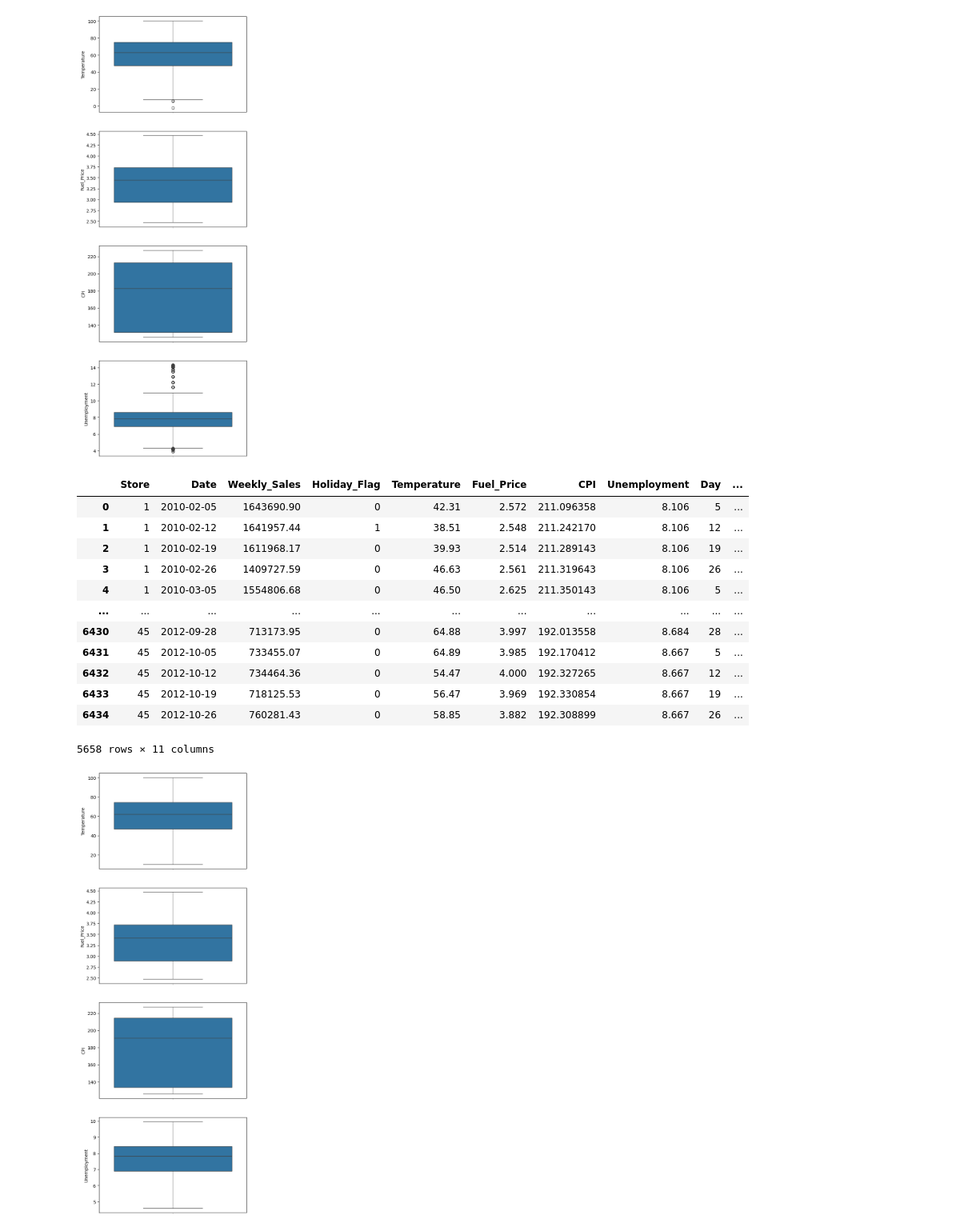
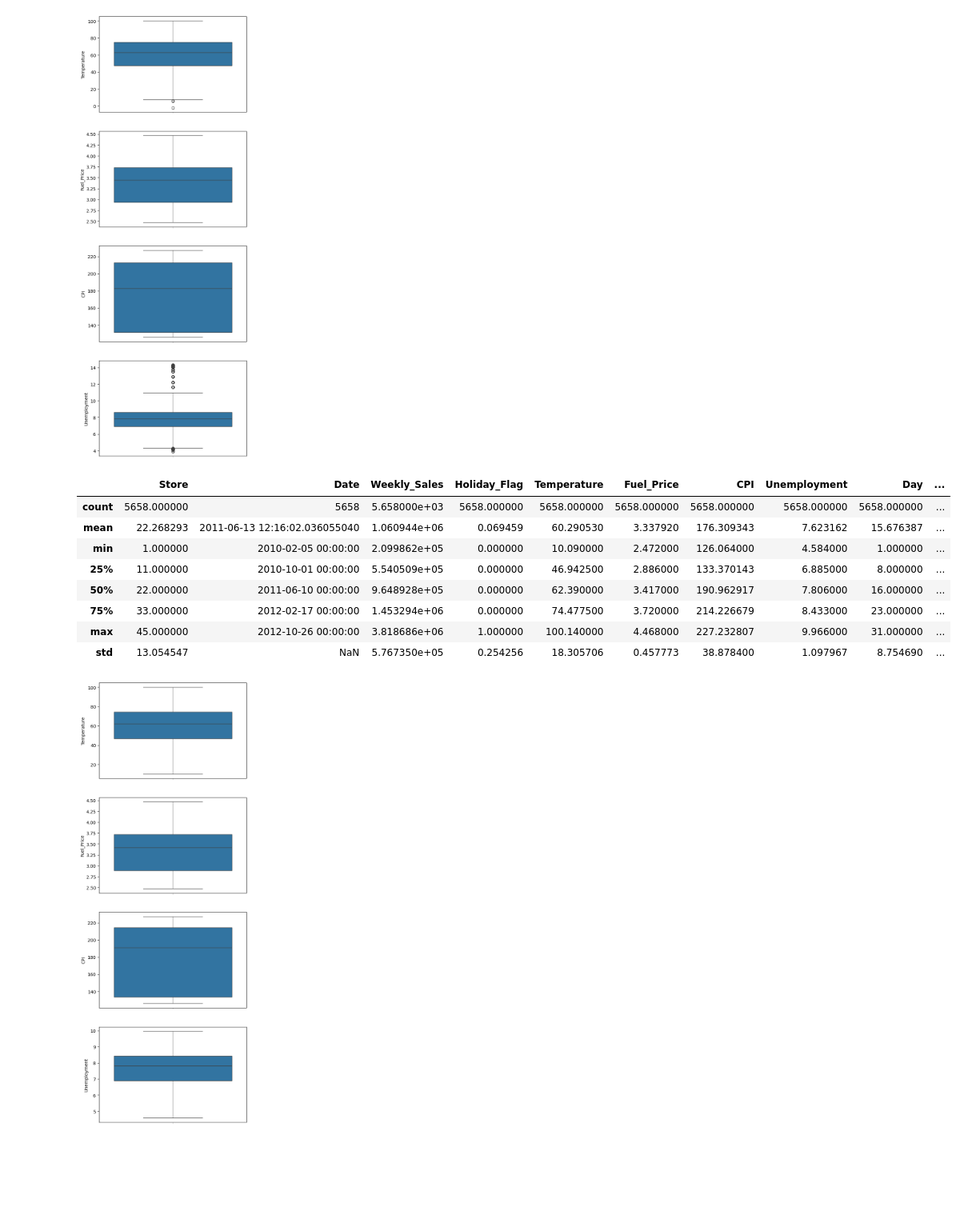
Before and after one commit to sahilgoyal7214/walmart_sales_prediction, a Jupyter notebook: Retail Analysis with Walmart Data.ipynb, the cells around one changed output. Shown: that part at 80% size. Cells and saved outputs as stored; diff of their text form; code cells hidden in the pictures; blank space fills up the shorter version.

Commit message:
modified:   Retail Analysis with Walmart Data.ipynb 	modified:   app.py

```diff
--- a/Retail Analysis with Walmart Data.ipynb
+++ b/Retail Analysis with Walmart Data.ipynb
@@ -368,21 +358,17 @@ for i,column in enumerate(X):
 # %%
 # drop the outliers
 data_new = data[(data['Unemployment']<10) & (data['Unemployment']>4.5) & (data['Temperature']>10)]
-data_new
+data_new.describe()
 # %% [output]
 |  | Store | Date | Weekly_Sales | Holiday_Flag | Temperature | Fuel_Price | CPI | Unemployment | Day | ... |
-| 0 | 1 | 2010-02-05 | 1643690.90 | 0 | 42.31 | 2.572 | 211.096358 | 8.106 | 5 | ... |
-| 1 | 1 | 2010-02-12 | 1641957.44 | 1 | 38.51 | 2.548 | 211.242170 | 8.106 | 12 | ... |
-| 2 | 1 | 2010-02-19 | 1611968.17 | 0 | 39.93 | 2.514 | 211.289143 | 8.106 | 19 | ... |
-| 3 | 1 | 2010-02-26 | 1409727.59 | 0 | 46.63 | 2.561 | 211.319643 | 8.106 | 26 | ... |
-| 4 | 1 | 2010-03-05 | 1554806.68 | 0 | 46.50 | 2.625 | 211.350143 | 8.106 | 5 | ... |
-| ... | ... | ... | ... | ... | ... | ... | ... | ... | ... | ... |
-| 6430 | 45 | 2012-09-28 | 713173.95 | 0 | 64.88 | 3.997 | 192.013558 | 8.684 | 28 | ... |
-| 6431 | 45 | 2012-10-05 | 733455.07 | 0 | 64.89 | 3.985 | 192.170412 | 8.667 | 5 | ... |
-| 6432 | 45 | 2012-10-12 | 734464.36 | 0 | 54.47 | 4.000 | 192.327265 | 8.667 | 12 | ... |
-| 6433 | 45 | 2012-10-19 | 718125.53 | 0 | 56.47 | 3.969 | 192.330854 | 8.667 | 19 | ... |
-| 6434 | 45 | 2012-10-26 | 760281.43 | 0 | 58.85 | 3.882 | 192.308899 | 8.667 | 26 | ... |
+| count | 5658.000000 | 5658 | 5.658000e+03 | 5658.000000 | 5658.000000 | 5658.000000 | 5658.000000 | 5658.000000 | 5658.000000 | ... |
+| mean | 22.268293 | 2011-06-13 12:16:02.036055040 | 1.060944e+06 | 0.069459 | 60.290530 | 3.337920 | 176.309343 | 7.623162 | 15.676387 | ... |
+| min | 1.000000 | 2010-02-05 00:00:00 | 2.099862e+05 | 0.000000 | 10.090000 | 2.472000 | 126.064000 | 4.584000 | 1.000000 | ... |
+| 25% | 11.000000 | 2010-10-01 00:00:00 | 5.540509e+05 | 0.000000 | 46.942500 | 2.886000 | 133.370143 | 6.885000 | 8.000000 | ... |
+| 50% | 22.000000 | 2011-06-10 00:00:00 | 9.648928e+05 | 0.000000 | 62.390000 | 3.417000 | 190.962917 | 7.806000 | 16.000000 | ... |
+| 75% | 33.000000 | 2012-02-17 00:00:00 | 1.453294e+06 | 0.000000 | 74.477500 | 3.720000 | 214.226679 | 8.433000 | 23.000000 | ... |
+| max | 45.000000 | 2012-10-26 00:00:00 | 3.818686e+06 | 1.000000 | 100.140000 | 4.468000 | 227.232807 | 9.966000 | 31.000000 | ... |
+| std | 13.054547 | NaN | 5.767350e+05 | 0.254256 | 18.305706 | 0.457773 | 38.878400 | 1.097967 | 8.754690 | ... |
-5658 rows × 11 columns
 # %%
 # check outliers
 fig, axs = plt.subplots(4,figsize=(6,18))
```
Also changed, not shown: parts of 7 cells of this notebook, 3 other files.
